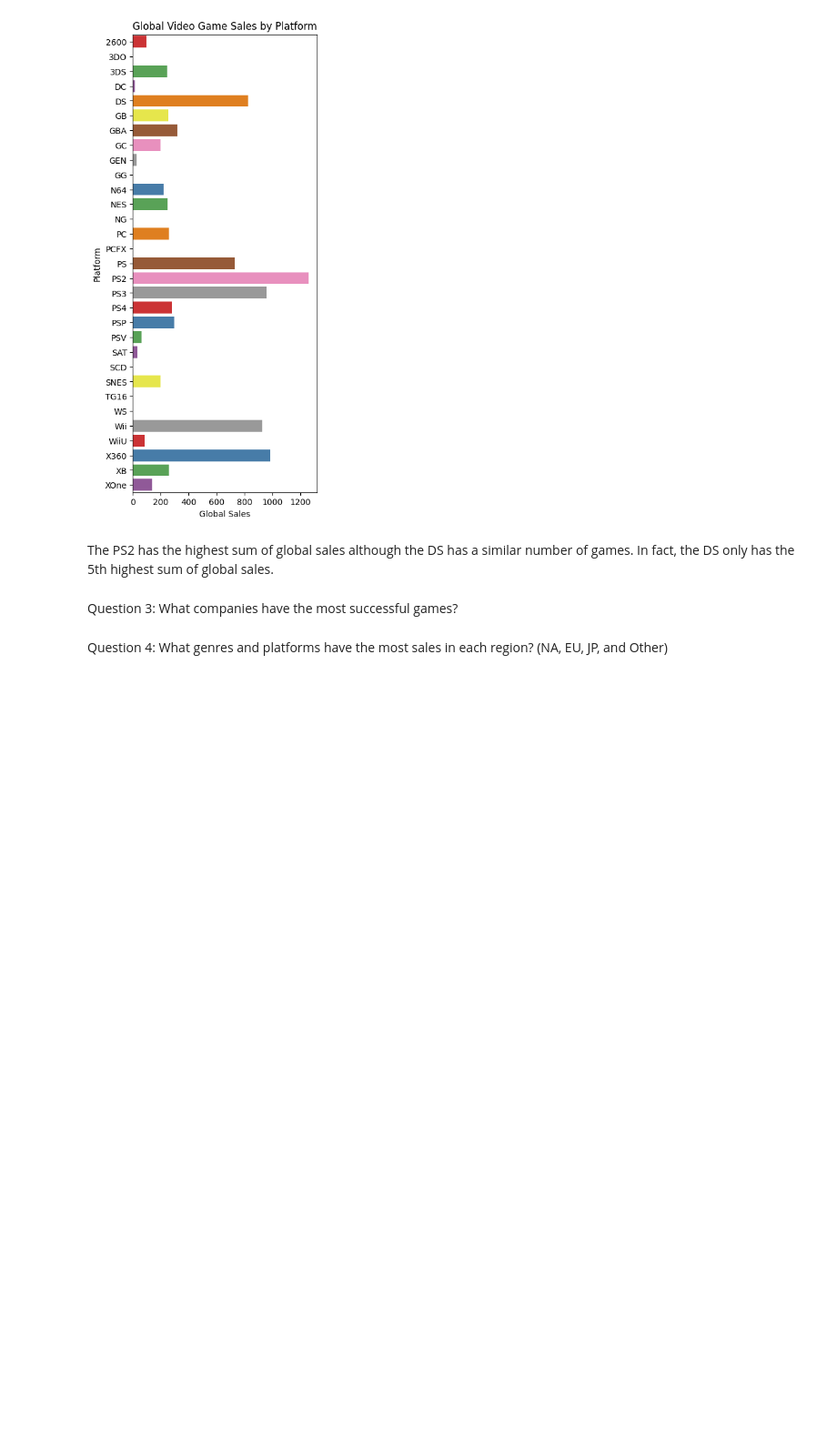
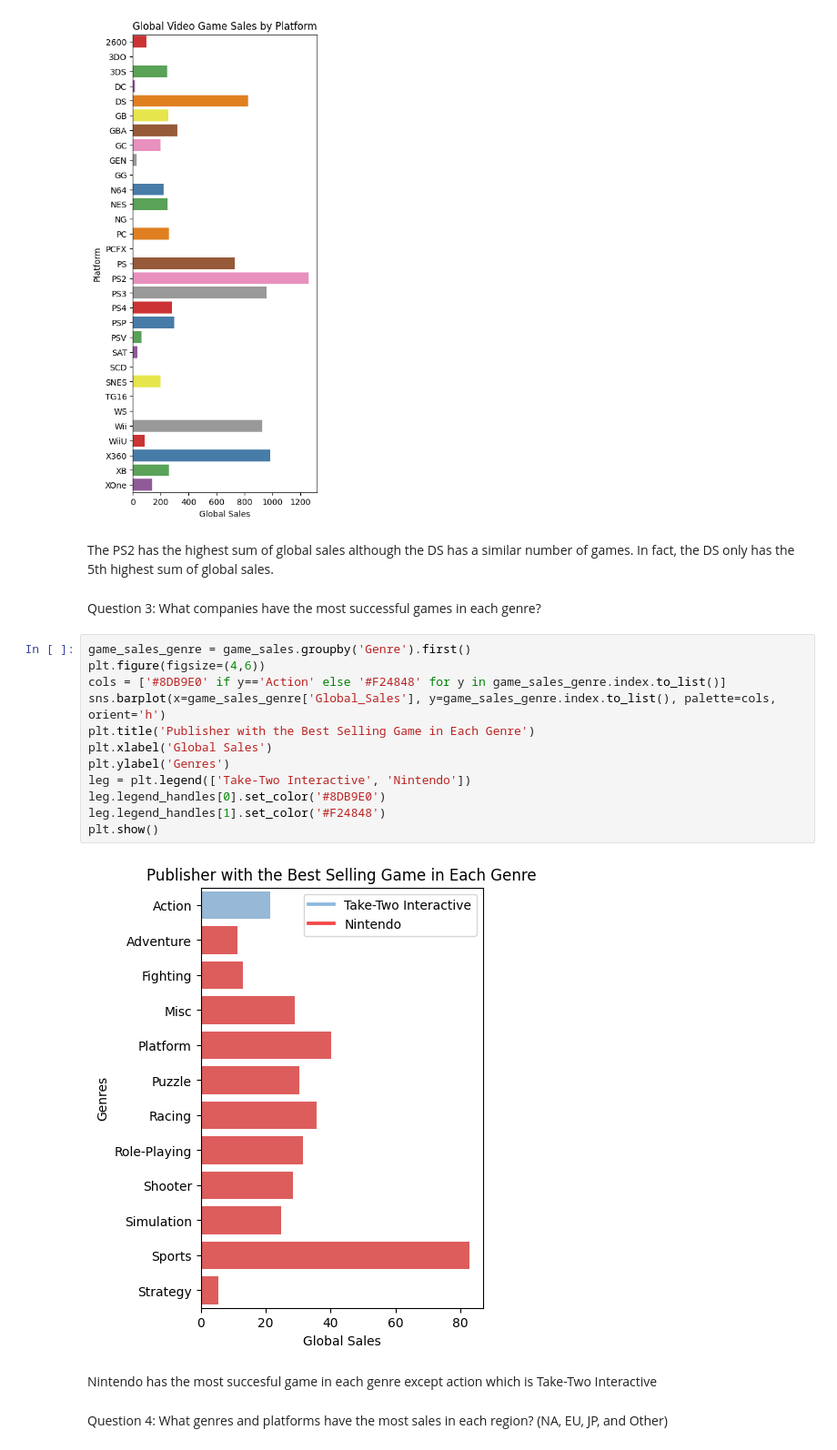
Before and after one commit to nstanfield/Video-Game-Sales-Analysis, a Jupyter notebook: Game_Sales_Analysis.ipynb, the cells around one changed output. Shown at 91% size. Drawn from its saved outputs; the diff is of its cells as text; blank space fills up the shorter version.

```diff
--- a/Game_Sales_Analysis.ipynb
+++ b/Game_Sales_Analysis.ipynb
@@ -395,7 +395,23 @@ Text(0, 0.5, 'Platform')
 # %% [markdown]
 The PS2 has the highest sum of global sales although the DS has a similar number of games. In fact, the DS only has the 5th highest sum of global sales.
 # %% [markdown]
-Question 3: What companies have the most successful games?
+Question 3: What companies have the most successful games in each genre?
+# %%
+game_sales_genre = game_sales.groupby('Genre').first()
+plt.figure(figsize=(4,6))
+cols = ['#8DB9E0' if y=='Action' else '#F24848' for y in game_sales_genre.index.to_list()]
+sns.barplot(x=game_sales_genre['Global_Sales'], y=game_sales_genre.index.to_list(), palette=cols, orient='h')
+plt.title('Publisher with the Best Selling Game in Each Genre')
+plt.xlabel('Global Sales')
+plt.ylabel('Genres')
+leg = plt.legend(['Take-Two Interactive', 'Nintendo'])
+leg.legend_handles[0].set_color('#8DB9E0')
+leg.legend_handles[1].set_color('#F24848')
+plt.show()
+# %% [output]
+[figure, added]
+# %% [markdown]
+Nintendo has the most succesful game in each genre except action which is Take-Two Interactive
 # %% [markdown]
 Question 4: What genres and platforms have the most sales in each region? (NA, EU, JP, and Other)
 # %% [markdown]
```
Also changed, not shown: parts of 6 cells of this notebook.
